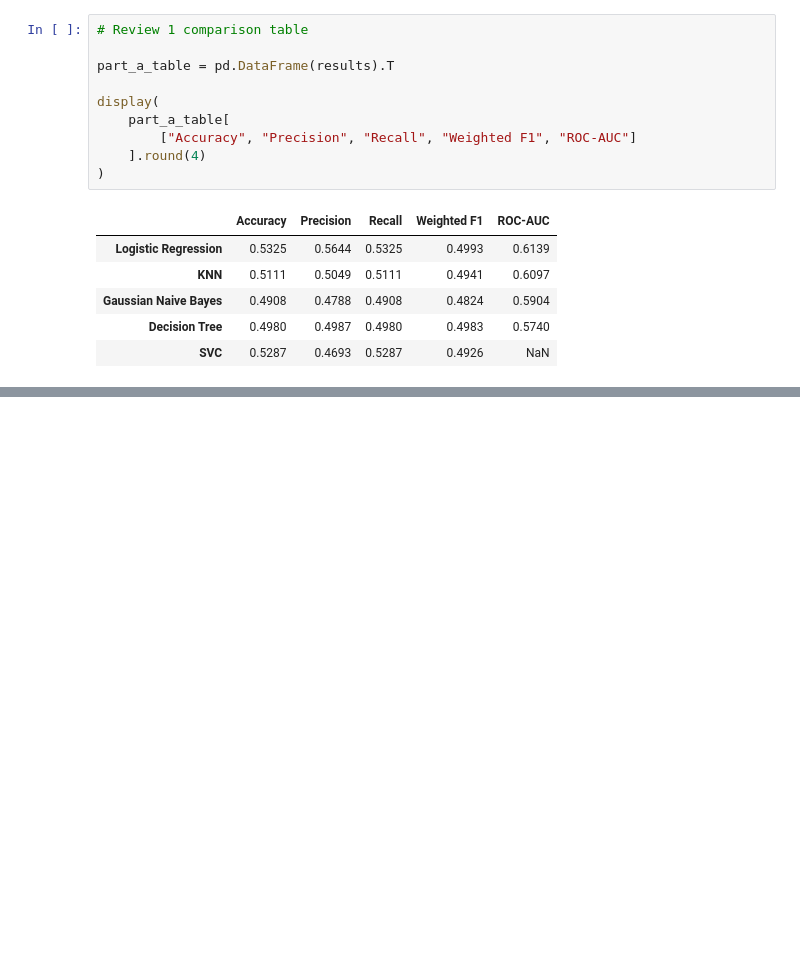
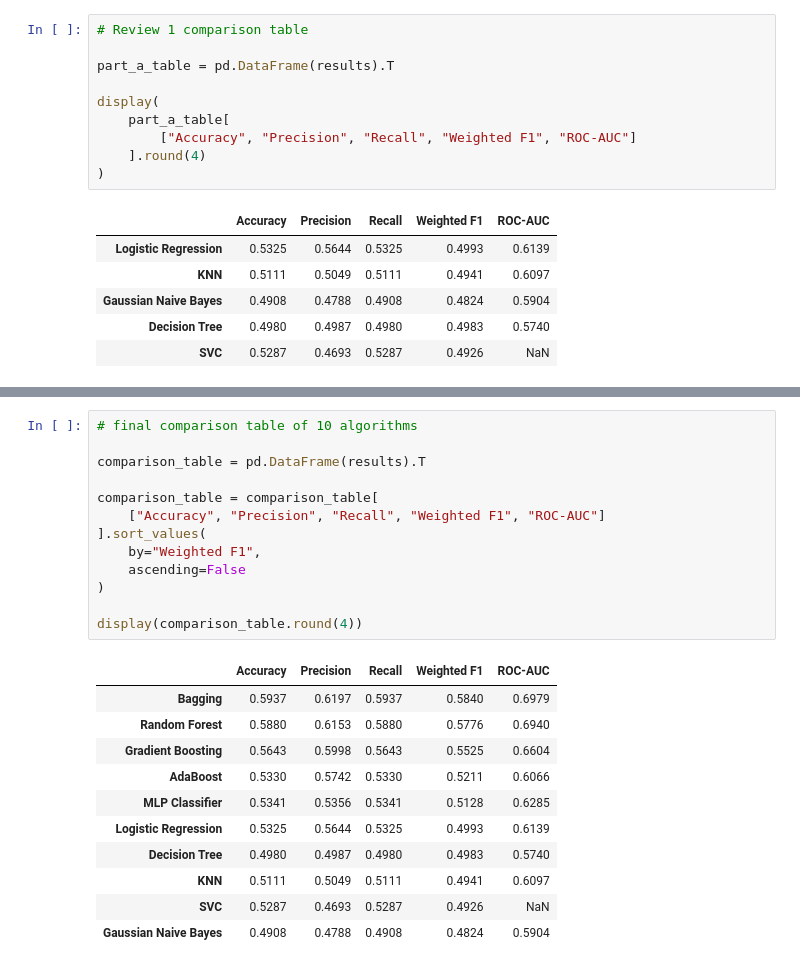
Before and after one commit to GaneshSarathi19/TrafficIntelligenceML, a Jupyter notebook: notebooks/classification.ipynb, the cells around one changed output, grey strips where cells are left out. Cells and saved outputs as stored; diff of their text form; blank space fills up the shorter version.

```diff
--- a/notebooks/classification.ipynb
+++ b/notebooks/classification.ipynb
@@ -1000,0 +1246,25 @@ display(
+# %%
+# final comparison table of 10 algorithms
+
+comparison_table = pd.DataFrame(results).T
+
+comparison_table = comparison_table[
+    ["Accuracy", "Precision", "Recall", "Weighted F1", "ROC-AUC"]
+].sort_values(
+    by="Weighted F1",
+    ascending=False
+)
+
+display(comparison_table.round(4))
+# %% [output]
+|  | Accuracy | Precision | Recall | Weighted F1 | ROC-AUC |
+| Bagging | 0.5937 | 0.6197 | 0.5937 | 0.5840 | 0.6979 |
+| Random Forest | 0.5880 | 0.6153 | 0.5880 | 0.5776 | 0.6940 |
+| Gradient Boosting | 0.5643 | 0.5998 | 0.5643 | 0.5525 | 0.6604 |
+| AdaBoost | 0.5330 | 0.5742 | 0.5330 | 0.5211 | 0.6066 |
+| MLP Classifier | 0.5341 | 0.5356 | 0.5341 | 0.5128 | 0.6285 |
+| Logistic Regression | 0.5325 | 0.5644 | 0.5325 | 0.4993 | 0.6139 |
+| Decision Tree | 0.4980 | 0.4987 | 0.4980 | 0.4983 | 0.5740 |
+| KNN | 0.5111 | 0.5049 | 0.5111 | 0.4941 | 0.6097 |
+| SVC | 0.5287 | 0.4693 | 0.5287 | 0.4926 | NaN |
+| Gaussian Naive Bayes | 0.4908 | 0.4788 | 0.4908 | 0.4824 | 0.5904 |
```
Also changed, not shown: parts of 10 cells of this notebook.
